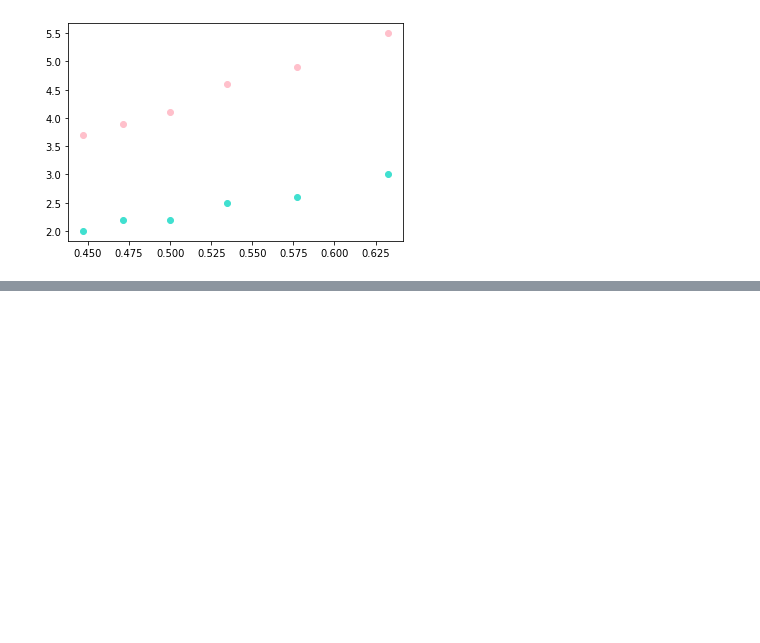
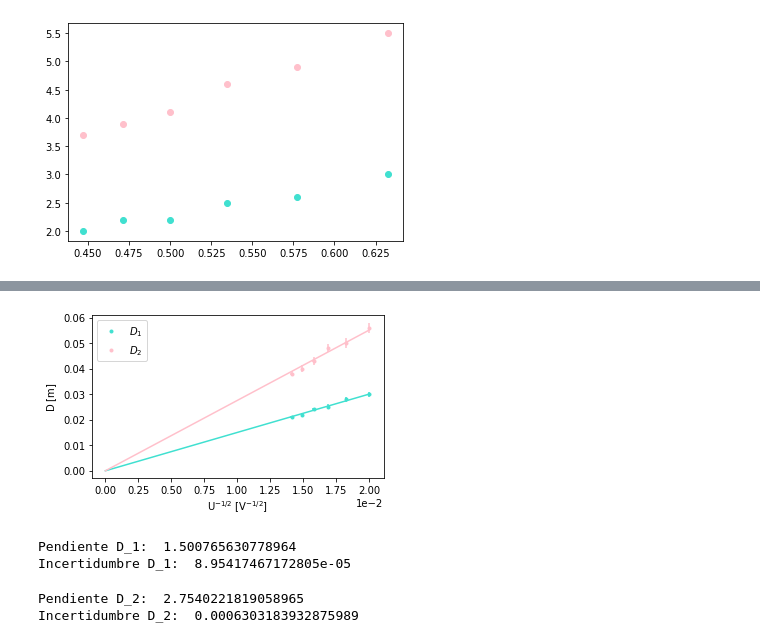
Before and after one commit to sofiaalvarezlopez/Laboratorio-Intermedio, a Jupyter notebook: Difraccion de Electrones/Trabajo en clase.ipynb, the cells around one changed output, grey strips where cells are left out. Cells and saved outputs as stored; diff of their text form; code cells hidden in the pictures; blank space fills up the shorter version.

```diff
--- a/Difraccion de Electrones/Trabajo en clase.ipynb
+++ b/Difraccion de Electrones/Trabajo en clase.ipynb
@@ -39,0 +35,7 @@ plt.show()
+# %%
+def ajuste_lineal(x,m):
+    return m*x
+datos_x = (tercera_serie['U [kV]']*1000)**(-1/2)
+x = np.linspace(0, datos_x[0], 1000)
+popt_d1, pcov_d1 = curve_fit(ajuste_lineal, datos_x, tercera_serie['D1 [cm]']*10**(-2))
+popt_d2, pcov_d2 = curve_fit(ajuste_lineal, datos_x, D_2*10**(-2))
@@ -39,0 +52,22 @@ plt.show()
+# %%
+plt.figure(figsize=(5,5/1.61616))
+plt.plot(x, popt_d1[0]*x, c='turquoise')
+plt.plot(x, popt_d2[0]*x, c='pink')
+plt.plot(datos_x, tercera_serie['D1 [cm]']*10**(-2), '.', c='turquoise', label='$D_1$')
+plt.plot(datos_x, D_2*10**(-2), '.', c='pink', label='$D_2$')
+anchos_d1 = np.array([2,2,2,1,1,1])*10**(-3)
+anchos_d2 = np.array([4,4,3,3,3,2])*10**(-3)
+
+for i in range(len(datos_x)):
+    plt.errorbar(datos_x[i], tercera_serie['D1 [cm]'][i]*10**(-2), xerr=0.1e-3, c='turquoise')
+    plt.errorbar(datos_x[i], tercera_serie['D1 [cm]'][i]*10**(-2), yerr=anchos_d1[i]/2, c='turquoise')
+    plt.errorbar(datos_x[i], D_2[i]*10**(-2),xerr=0.1e-3, c='pink')
+    plt.errorbar(datos_x[i], D_2[i]*10**(-2),yerr=anchos_d2[i]/2, c='pink')
+plt.legend()
+plt.xlabel(r'$\mathrm{U}^{-1/2}$ [$\mathrm{V}^{-1/2}]$')
+plt.ylabel(r'D [$\mathrm{m}]$')
+plt.ticklabel_format(axis="x", style="sci", scilimits=(0,0))
+plt.tight_layout()
+plt.savefig('grafica.pdf')
+# %% [output]
+[figure, added]
@@ -39,0 +77,12 @@ plt.show()
+# %%
+print("Pendiente D_1: ", popt_d1[0])
+print("Incertidumbre D_1: ", pcov_d1[0][0])
+# %% [output]
+Pendiente D_1:  1.500765630778964
+Incertidumbre D_1:  8.95417467172805e-05
+# %%
+print("Pendiente D_2: ", popt_d2[0])
+print("Incertidumbre D_2: ", pcov_d2[0][0])
+# %% [output]
+Pendiente D_2:  2.7540221819058965
+Incertidumbre D_2:  0.0006303183932875989
```
Also changed, not shown: parts of 20 cells of this notebook, 5 other files.
